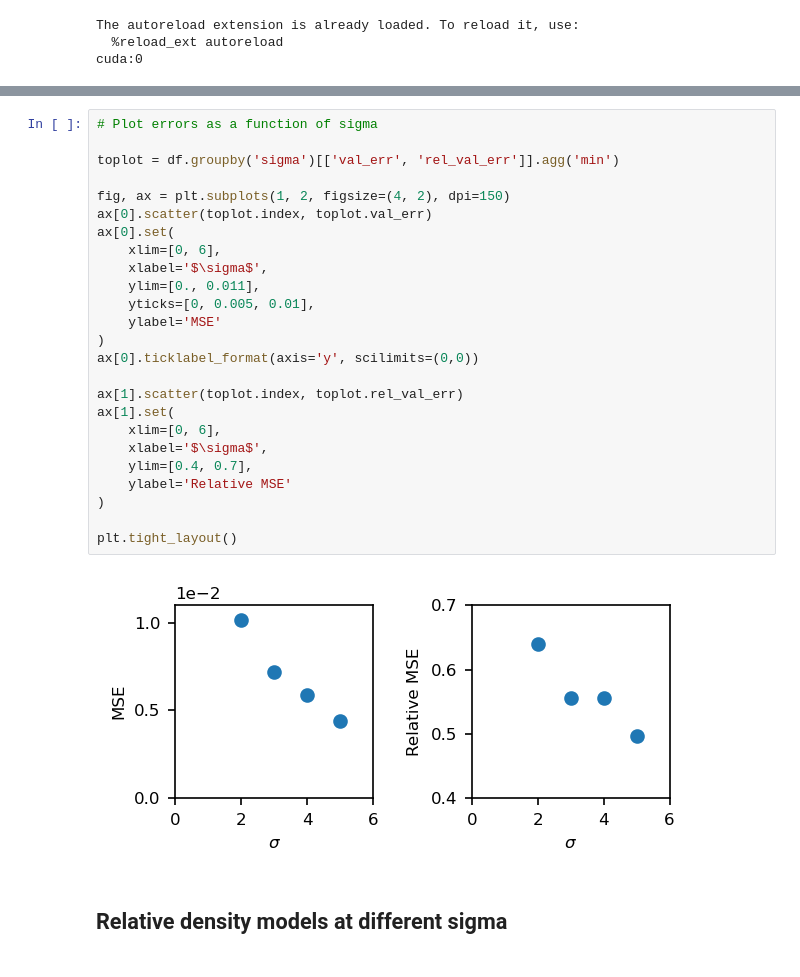
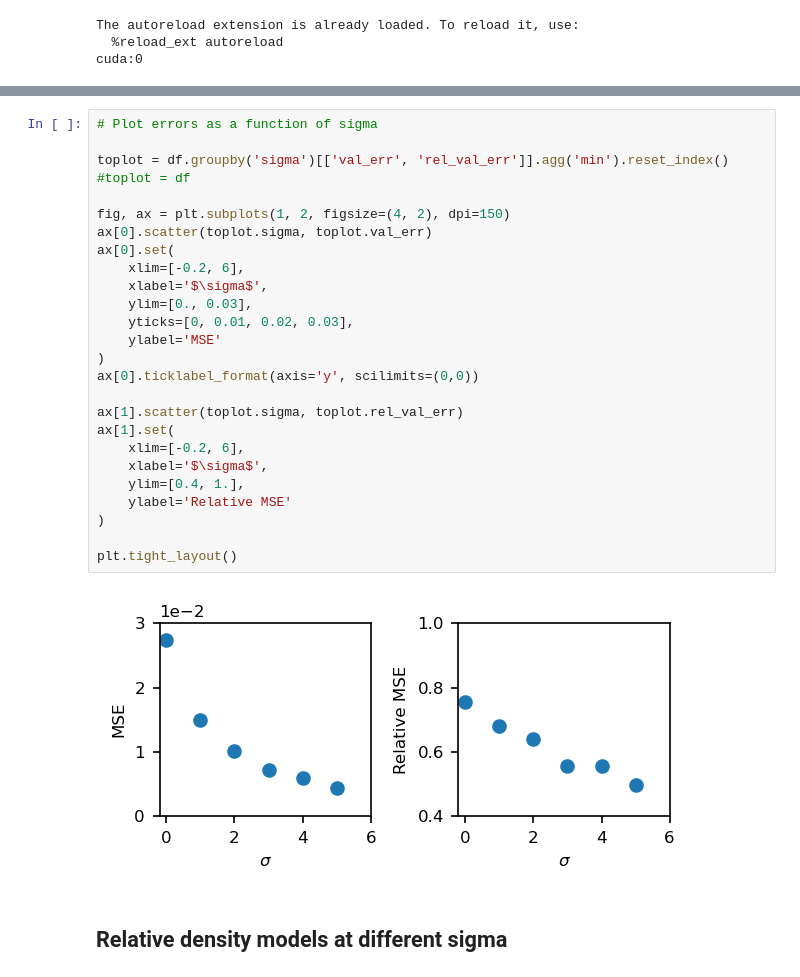
Before and after one commit to jcolen/sociohydro, a Jupyter notebook: census_density_gridded/CensusModelsVarySigma.ipynb, the cells around one changed output, grey strips where cells are left out. Saved outputs shown, nothing was run; the diff lists cells and outputs as text.

Commit message:
Added models with sigma 0,1

```diff
--- a/census_density_gridded/CensusModelsVarySigma.ipynb
+++ b/census_density_gridded/CensusModelsVarySigma.ipynb
@@ -63,29 +64,30 @@ df.sort_values(by=['objective', 'sigma', 'rel_val_err']).drop(columns='path').se
 # %%
 # Plot errors as a function of sigma
 
-toplot = df.groupby('sigma')[['val_err', 'rel_val_err']].agg('min')
+toplot = df.groupby('sigma')[['val_err', 'rel_val_err']].agg('min').reset_index()
+#toplot = df
 
 fig, ax = plt.subplots(1, 2, figsize=(4, 2), dpi=150)
-ax[0].scatter(toplot.index, toplot.val_err)
+ax[0].scatter(toplot.sigma, toplot.val_err)
 ax[0].set(
-    xlim=[0, 6],
+    xlim=[-0.2, 6],
     xlabel='$\sigma$',
-    ylim=[0., 0.011],
-    yticks=[0, 0.005, 0.01],
+    ylim=[0., 0.03],
+    yticks=[0, 0.01, 0.02, 0.03],
     ylabel='MSE'
 )
 ax[0].ticklabel_format(axis='y', scilimits=(0,0))
 
-ax[1].scatter(toplot.index, toplot.rel_val_err)
+ax[1].scatter(toplot.sigma, toplot.rel_val_err)
 ax[1].set(
-    xlim=[0, 6],
+    xlim=[-0.2, 6],
     xlabel='$\sigma$',
-    ylim=[0.4, 0.7],
+    ylim=[0.4, 1.],
     ylabel='Relative MSE'
 )
 
 plt.tight_layout()
 # %% [output]
-[figure, old version]
+[figure, new version]
 # %% [markdown]
 ## Relative density models at different sigma
```
Also changed, not shown: parts of 6 cells of this notebook, 21 other files.
